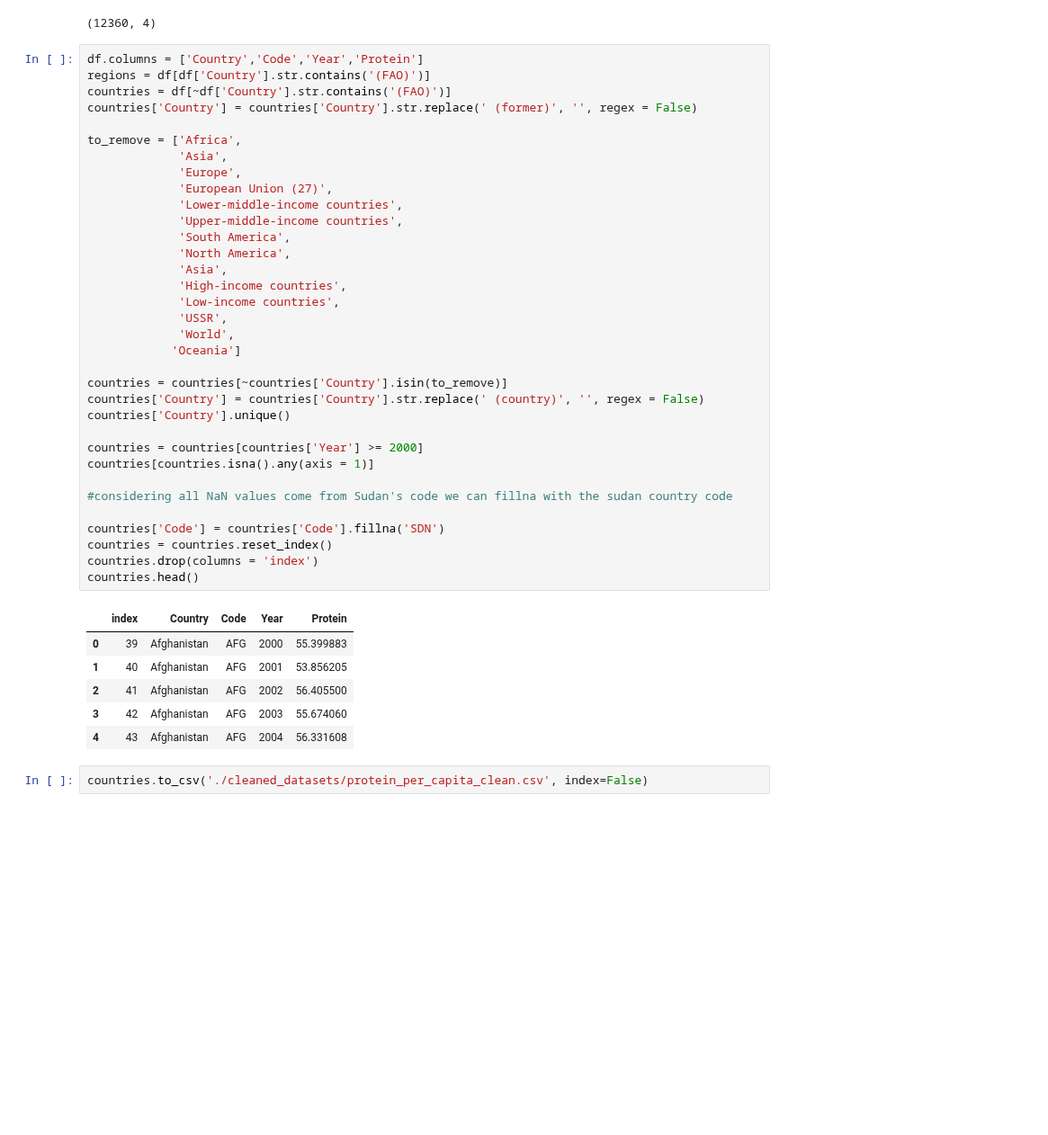
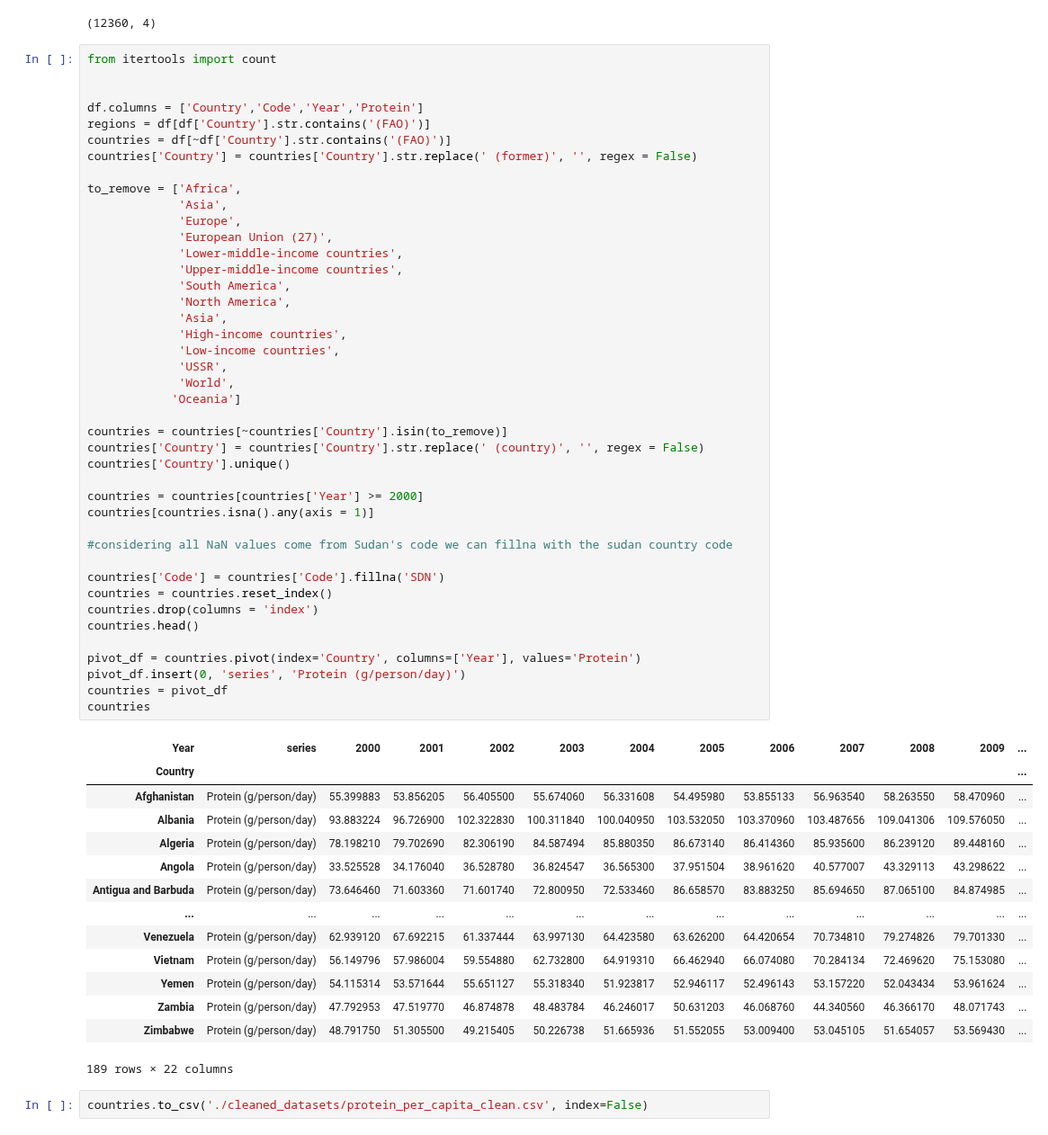
Before and after one commit to COGS108/Group074_WI24, a Jupyter notebook: DataCheckpoint_Group074_WI24.ipynb, the cells around one changed output. Shown at 90% size. Drawn from its saved outputs; the diff is of its cells as text; blank space fills up the shorter version.

```diff
--- a/DataCheckpoint_Group074_WI24.ipynb
+++ b/DataCheckpoint_Group074_WI24.ipynb
@@ -524,6 +488,9 @@ df.shape
 # %% [output]
 (12360, 4)
 # %%
+from itertools import count
+
+
 df.columns = ['Country','Code','Year','Protein']
 regions = df[df['Country'].str.contains('(FAO)')]
 countries = df[~df['Country'].str.contains('(FAO)')]
@@ -531,39 +498,52 @@ countries['Country'] = countries['Country'].str.replace(' (former)', '', regex =
 
 to_remove = ['Africa',
              'Asia',
              'Europe',
              'European Union (27)',
              'Lower-middle-income countries',
              'Upper-middle-income countries',
              'South America',
              'North America',
              'Asia',
              'High-income countries',
              'Low-income countries',
              'USSR',
              'World',
             'Oceania']
 
 countries = countries[~countries['Country'].isin(to_remove)]
 countries['Country'] = countries['Country'].str.replace(' (country)', '', regex = False)
 countries['Country'].unique()
 
 countries = countries[countries['Year'] >= 2000]
 countries[countries.isna().any(axis = 1)]
 
 #considering all NaN values come from Sudan's code we can fillna with the sudan country code
 
 countries['Code'] = countries['Code'].fillna('SDN')
 countries = countries.reset_index()
 countries.drop(columns = 'index')
 countries.head()
+
+pivot_df = countries.pivot(index='Country', columns=['Year'], values='Protein')
+pivot_df.insert(0, 'series', 'Protein (g/person/day)')
+countries = pivot_df
+countries
 # %% [output]
-|  | index | Country | Code | Year | Protein |
-| 0 | 39 | Afghanistan | AFG | 2000 | 55.399883 |
-| 1 | 40 | Afghanistan | AFG | 2001 | 53.856205 |
-| 2 | 41 | Afghanistan | AFG | 2002 | 56.405500 |
-| 3 | 42 | Afghanistan | AFG | 2003 | 55.674060 |
-| 4 | 43 | Afghanistan | AFG | 2004 | 56.331608 |
+| Year | series | 2000 | 2001 | 2002 | 2003 | 2004 | 2005 | 2006 | 2007 | 2008 | 2009 | ... |
+| Country |  |  |  |  |  |  |  |  |  |  |  | ... |
+| Afghanistan | Protein (g/person/day) | 55.399883 | 53.856205 | 56.405500 | 55.674060 | 56.331608 | 54.495980 | 53.855133 | 56.963540 | 58.263550 | 58.470960 | ... |
+| Albania | Protein (g/person/day) | 93.883224 | 96.726900 | 102.322830 | 100.311840 | 100.040950 | 103.532050 | 103.370960 | 103.487656 | 109.041306 | 109.576050 | ... |
+| Algeria | Protein (g/person/day) | 78.198210 | 79.702690 | 82.306190 | 84.587494 | 85.880350 | 86.673140 | 86.414360 | 85.935600 | 86.239120 | 89.448160 | ... |
+| Angola | Protein (g/person/day) | 33.525528 | 34.176040 | 36.528780 | 36.824547 | 36.565300 | 37.951504 | 38.961620 | 40.577007 | 43.329113 | 43.298622 | ... |
+| Antigua and Barbuda | Protein (g/person/day) | 73.646460 | 71.603360 | 71.601740 | 72.800950 | 72.533460 | 86.658570 | 83.883250 | 85.694650 | 87.065100 | 84.874985 | ... |
+| ... | ... | ... | ... | ... | ... | ... | ... | ... | ... | ... | ... | ... |
+| Venezuela | Protein (g/person/day) | 62.939120 | 67.692215 | 61.337444 | 63.997130 | 64.423580 | 63.626200 | 64.420654 | 70.734810 | 79.274826 | 79.701330 | ... |
+| Vietnam | Protein (g/person/day) | 56.149796 | 57.986004 | 59.554880 | 62.732800 | 64.919310 | 66.462940 | 66.074080 | 70.284134 | 72.469620 | 75.153080 | ... |
+| Yemen | Protein (g/person/day) | 54.115314 | 53.571644 | 55.651127 | 55.318340 | 51.923817 | 52.946117 | 52.496143 | 53.157220 | 52.043434 | 53.961624 | ... |
+| Zambia | Protein (g/person/day) | 47.792953 | 47.519770 | 46.874878 | 48.483784 | 46.246017 | 50.631203 | 46.068760 | 44.340560 | 46.366170 | 48.071743 | ... |
+| Zimbabwe | Protein (g/person/day) | 48.791750 | 51.305500 | 49.215405 | 50.226738 | 51.665936 | 51.552055 | 53.009400 | 53.045105 | 51.654057 | 53.569430 | ... |
+189 rows × 22 columns
 # %%
 countries.to_csv('./cleaned_datasets/protein_per_capita_clean.csv', index=False)
 # %% [markdown]
```
Also changed, not shown: parts of 4 cells of this notebook, 3 other files.
